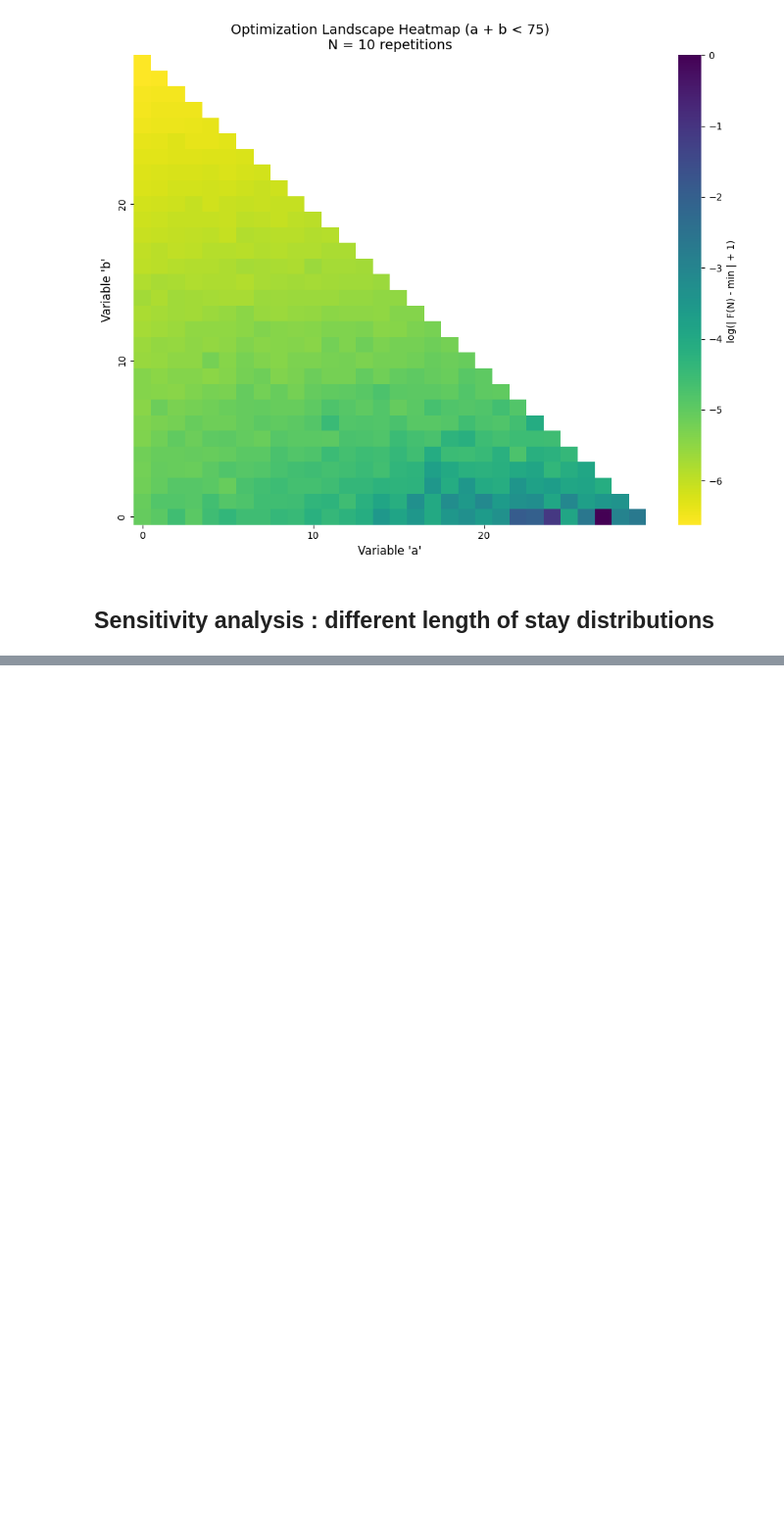
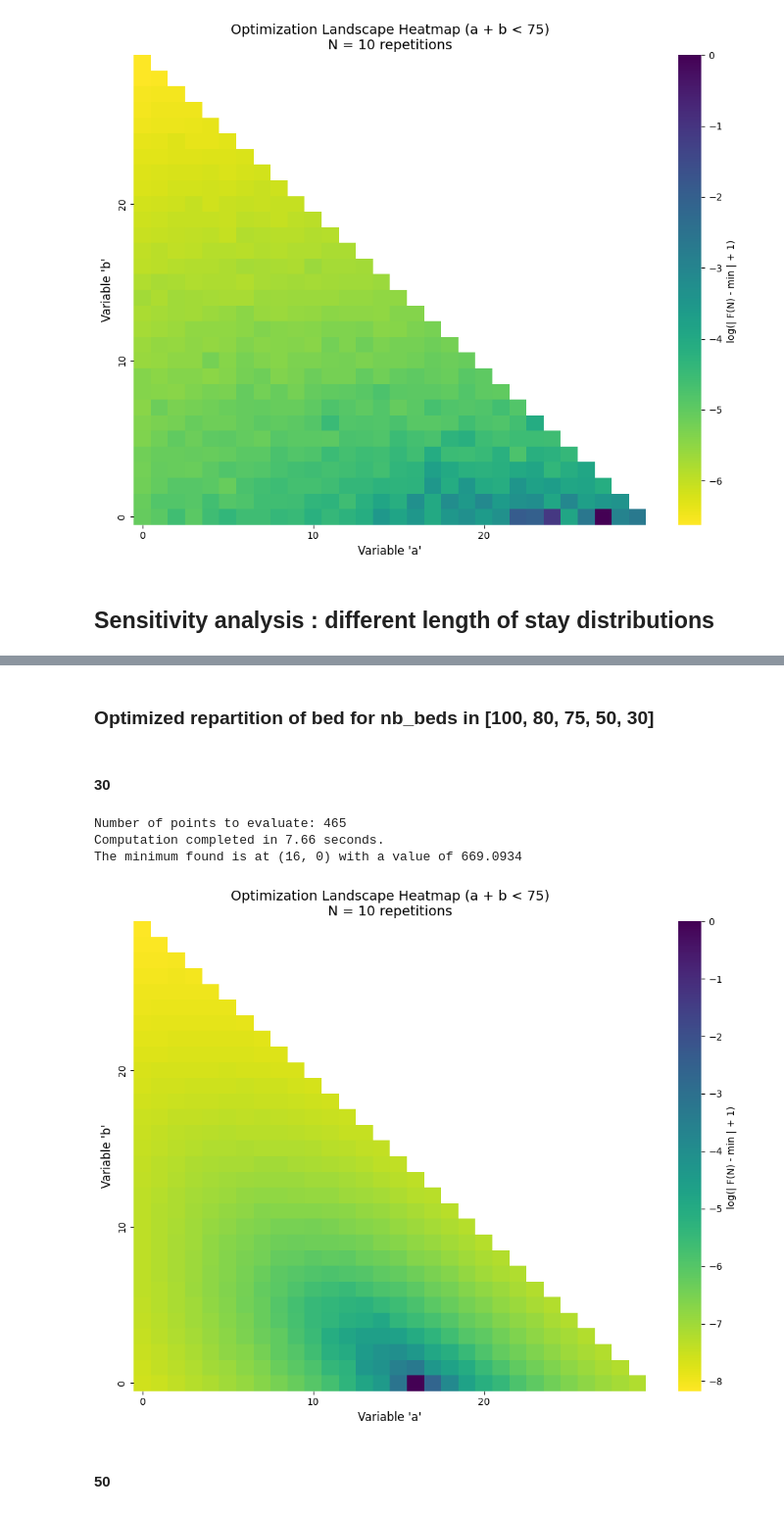
Before and after one commit to andrejanisic/dtu-02443-stochastic-simulation, a Jupyter notebook: Project_2.ipynb, the cells around one changed output, grey strips where cells are left out. Shown at 98% size. Saved outputs shown, nothing was run; the diff lists cells and outputs as text; code cells hidden in the pictures; blank space fills up the shorter version.

```diff
--- a/Project_2.ipynb
+++ b/Project_2.ipynb
@@ -254,7 +256,7 @@ Probability that all beds are occupied for a patient of type 0 : 0.4645
 Probability that all beds are occupied for a patient of type 1 : 0.0413
 Probability that all beds are occupied for a patient of type 2 : 0.5878
 # %%
-def Relocated(nb_A,nb_B,nb_beds=75, limit = 365, LOS = LOS, f_lambda =  f_lambda, lambda_3 = lambda_3, mask = [1,1,1],a = -1/3650, b = 1/10, total = False):
+def Relocated(nb_A,nb_B,nb_beds=75, limit = 365, LOS = LOS, f_lambda =  f_lambda, lambda_3 = lambda_3, mask = [1,1,1],a = -1/3650, b = 1/10, total = False, LOS_dist = "LN"):
     """Number of relocated people from wards chosen with the mask"""
 
     capacities = [nb_A,nb_B, nb_beds-nb_A-nb_B]
@@ -265,7 +267,8 @@ def Relocated(nb_A,nb_B,nb_beds=75, limit = 365, LOS = LOS, f_lambda =  f_lambda
         f_lambda=f_lambda,
         lambda_3=lambda_3,
         capacities= capacities,
-        limit= limit
+        limit= limit,
+        LOS_distribution= LOS_dist
         )
     while H.t < H.limit :
         H.Step_function(limit)
@@ -294,7 +297,7 @@ print(mu_total[1])
 443.06
 444.0833333333334
 # %%
-def Control_variate(nb_A,nb_B,nb_beds,N, mask = [1,1,1], original = False):
+def Control_variate(nb_A,nb_B,nb_beds,N, mask = [1,1,1], original = False, LOS_dist = "LN"):
     """Number of relocated patients from wards chosen with the mask.
 
     This control variate version uses the total number of patient every year
@@ -303,7 +306,7 @@ def Control_variate(nb_A,nb_B,nb_beds,N, mask = [1,1,1], original = False):
     R = np.zeros(N)
     Tot = np.zeros(N)
     for i in range(N):
-        r,tot = Relocated(nb_A,nb_B,nb_beds,mask = mask,total=True)
+        r,tot = Relocated(nb_A,nb_B,nb_beds,mask = mask,total=True, LOS_dist=LOS_dist)
         R[i] = r
         Tot[i] = tot
     c = np.cov(R,Tot)[0][1]/np.sum(var_total*mask)
@@ -746,0 +781,68 @@ iteration 9500, time : 358.8779325726473
+# %% [markdown]
+### Optimized repartition of bed for nb_beds in [100, 80, 75, 50, 30]
+# %% [markdown]
+#### 30
+# %%
+N = 10 # Number of iteration per point to explore
+nb_beds = 30
+
+# Generate the search triangle: a + b < nb_beds
+points = [(a, b) for a in range(nb_beds) for b in range(nb_beds) if a + b < nb_beds]
+
+print(f"Number of points to evaluate: {len(points)}")
+
+# Parallelized evaluation across all Apple CPU cores
+# n_jobs=-1 utilizes all available cores (both Performance and Efficiency cores)
+start_time = time.time()
+results = Parallel(n_jobs=-1)(delayed(lambda a,b : np.mean(Control_variate(a,b,nb_beds,N,LOS_dist="exp")))(a, b) for a, b in points)
+end_time = time.time()
+
+# Find the minimum value
+minimum_val = min(results)
+best_index = results.index(minimum_val)
+best_a, best_b = points[best_index]
+
+print(f"Computation completed in {end_time - start_time:.2f} seconds.")
+print(f"The minimum found is at ({best_a}, {best_b}) with a value of {minimum_val:.4f}")
+# %% [output]
+Number of points to evaluate: 465
+Computation completed in 7.66 seconds.
+The minimum found is at (16, 0) with a value of 669.0934
+# %%
+grid_size = 30
+eps = 1
+heatmap_matrix = np.full((grid_size, grid_size), np.nan)
+
+# Fill the matrix with our results using coordinates (a, b)
+for (a, b), value in zip(points, results):
+    # We use 'b' as rows (y-axis) and 'a' as columns (x-axis)
+    heatmap_matrix[b, a] = -log(abs(value-minimum_val)+eps)
+
+# Setup the matplotlib figure
+plt.figure(figsize=(10, 8))
+
+# Draw the heatmap using Seaborn
+# 'viridis_r' is a great colormap (reversed so lower values/minimums are darker/blue)
+sns.heatmap(
+    heatmap_matrix,
+    cmap="viridis_r",
+    xticklabels=10,
+    yticklabels=10,
+    cbar_kws={'label': 'log(| F(N) - min | + 1) '}
+)
+
+# Customizing the chart
+plt.title(f"Optimization Landscape Heatmap (a + b < 75)\nN = {N} repetitions", fontsize=14)
+plt.xlabel("Variable 'a'", fontsize=12)
+plt.ylabel("Variable 'b'", fontsize=12)
+
+# Invert y-axis so (0,0) starts at the bottom-left corner
+plt.gca().invert_yaxis()
+
+# Display the plot
+plt.tight_layout()
+plt.show()
+# %% [output]
+[figure, added]
+# %% [markdown]
+#### 50
```
Also changed, not shown: parts of 17 cells of this notebook.
